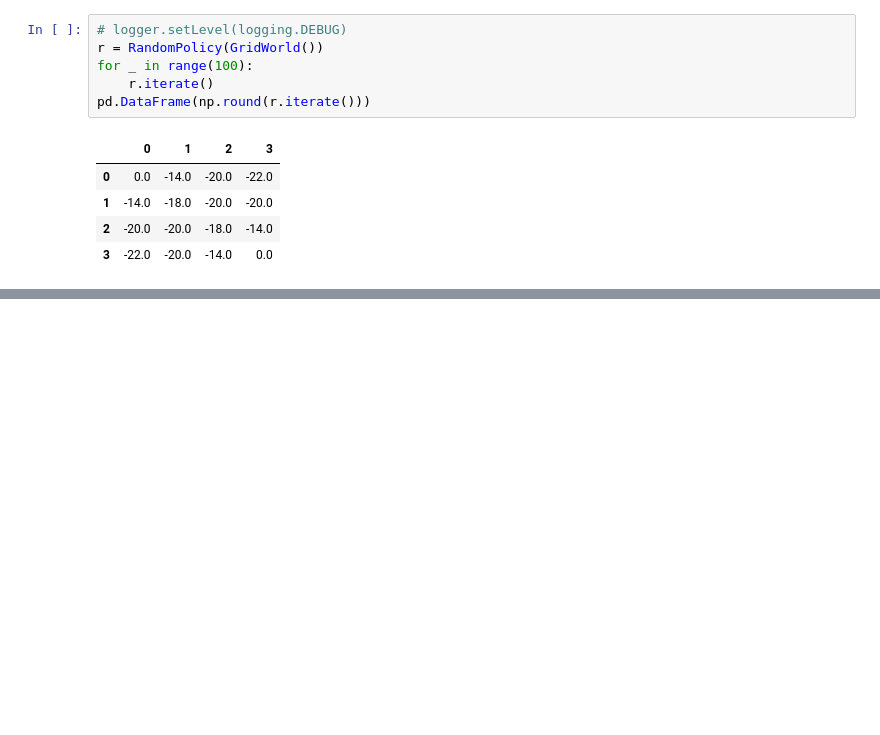
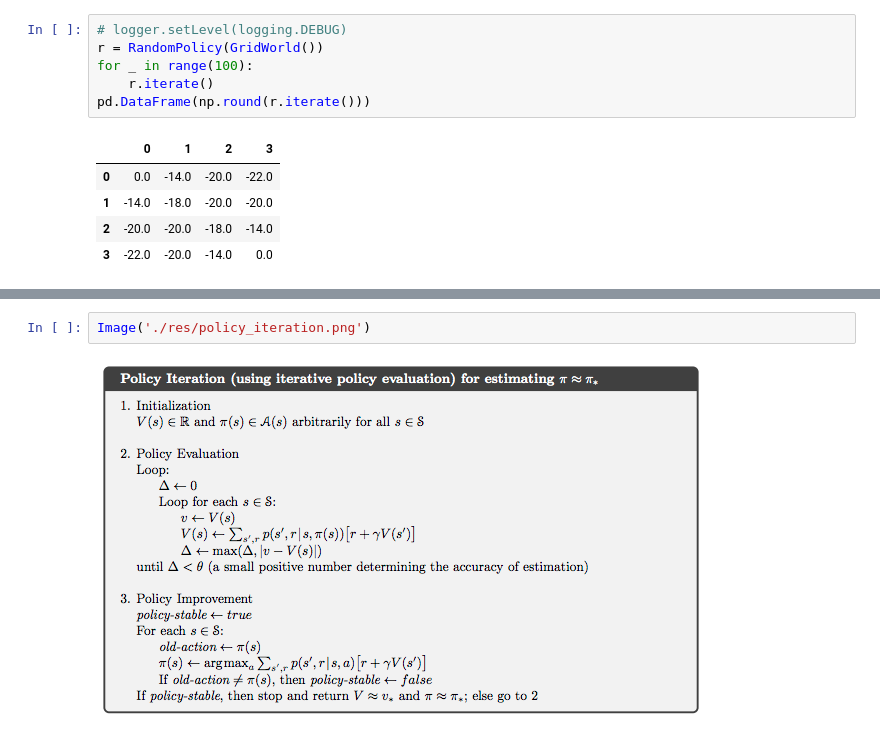
Before and after one commit to facaiy/book_notes, a Jupyter notebook: Reinforcement_Learing_An_Introduction/Dynamic_Programming/note.ipynb, the cells around one changed output, grey strips where cells are left out. Drawn from its saved outputs; the diff is of its cells as text; blank space fills up the shorter version.

```diff
--- a/Reinforcement_Learing_An_Introduction/Dynamic_Programming/note.ipynb
+++ b/Reinforcement_Learing_An_Introduction/Dynamic_Programming/note.ipynb
@@ -121,0 +146,4 @@ pd.DataFrame(np.round(r.iterate()))
+# %%
+Image('./res/policy_iteration.png')
+# %% [output]
+[figure, added]
```
Also changed, not shown: parts of 10 cells of this notebook, 5 other files.
